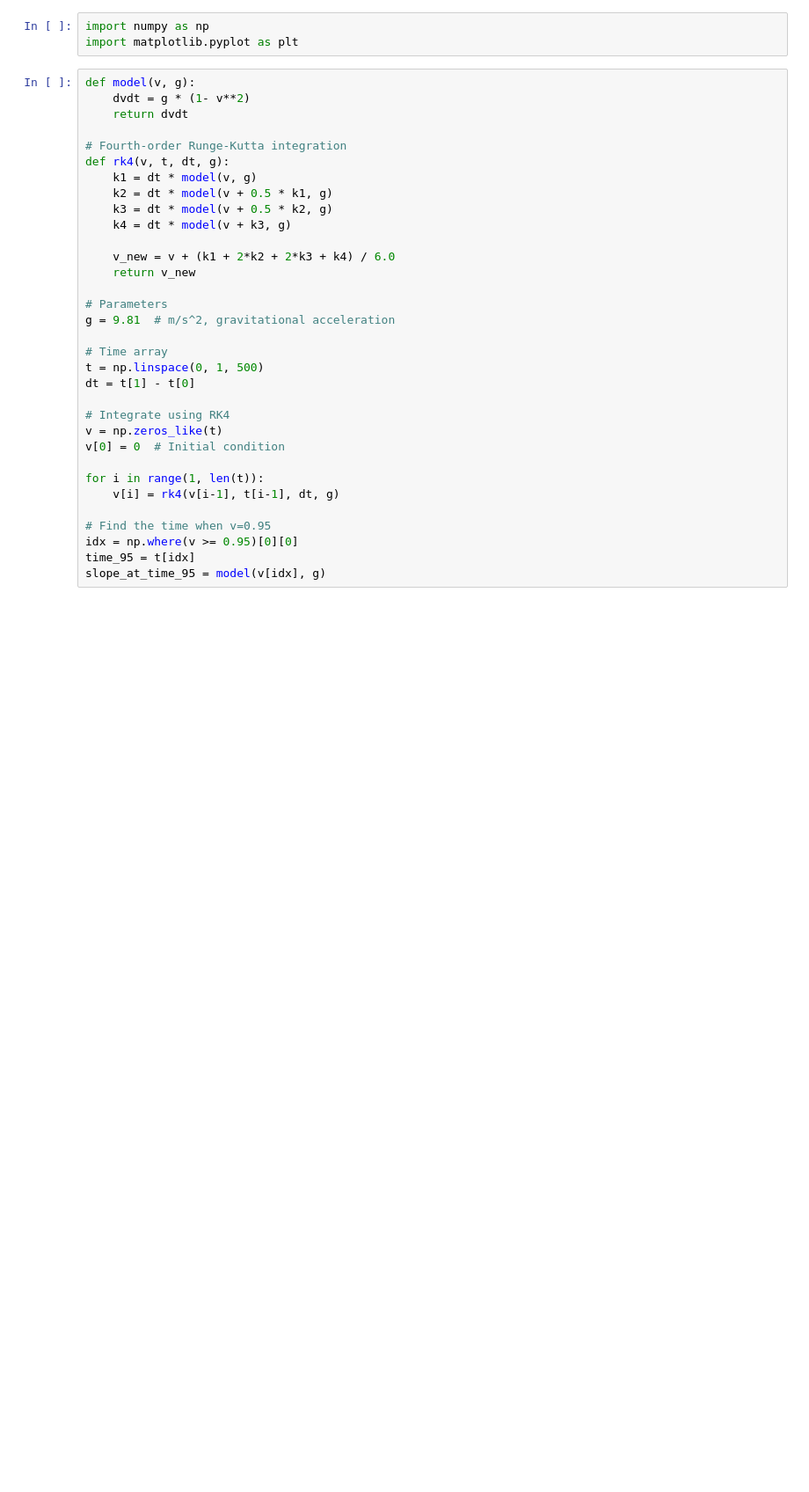
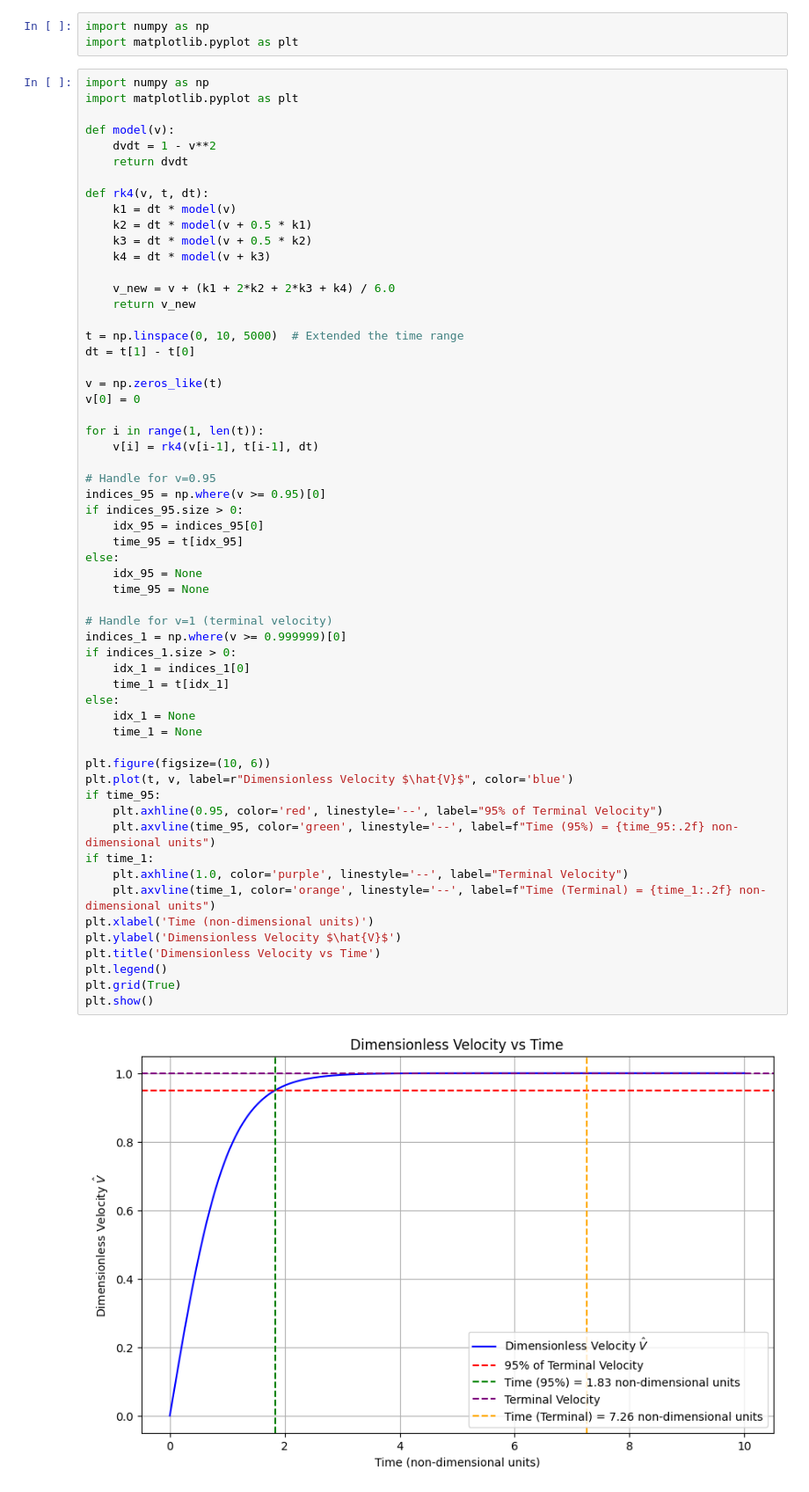
Before and after one commit to aqsnyder/eng_math, a Jupyter notebook: ps_1/problem_1.ipynb, the cells around one changed output. Shown at 88% size. Cells and saved outputs as stored; diff of their text form; blank space fills up the shorter version.

```diff
--- a/ps_1/problem_1.ipynb
+++ b/ps_1/problem_1.ipynb
@@ -6,35 +4,62 @@
 import numpy as np
 import matplotlib.pyplot as plt
 # %%
-def model(v, g):
-    dvdt = g * (1- v**2)
+import numpy as np
+import matplotlib.pyplot as plt
+
+def model(v):
+    dvdt = 1 - v**2
     return dvdt
 
-# Fourth-order Runge-Kutta integration
-def rk4(v, t, dt, g):
-    k1 = dt * model(v, g)
-    k2 = dt * model(v + 0.5 * k1, g)
-    k3 = dt * model(v + 0.5 * k2, g)
-    k4 = dt * model(v + k3, g)
+def rk4(v, t, dt):
+    k1 = dt * model(v)
+    k2 = dt * model(v + 0.5 * k1)
+    k3 = dt * model(v + 0.5 * k2)
+    k4 = dt * model(v + k3)
 
     v_new = v + (k1 + 2*k2 + 2*k3 + k4) / 6.0
     return v_new
 
-# Parameters
-g = 9.81  # m/s^2, gravitational acceleration
-
-# Time array
-t = np.linspace(0, 1, 500)
+t = np.linspace(0, 10, 5000)  # Extended the time range
 dt = t[1] - t[0]
 
-# Integrate using RK4
 v = np.zeros_like(t)
-v[0] = 0  # Initial condition
+v[0] = 0
 
 for i in range(1, len(t)):
-    v[i] = rk4(v[i-1], t[i-1], dt, g)
+    v[i] = rk4(v[i-1], t[i-1], dt)
 
-# Find the time when v=0.95
-idx = np.where(v >= 0.95)[0][0]
-time_95 = t[idx]
-slope_at_time_95 = model(v[idx], g)
+# Handle for v=0.95
+indices_95 = np.where(v >= 0.95)[0]
+if indices_95.size > 0:
+    idx_95 = indices_95[0]
+    time_95 = t[idx_95]
+else:
+    idx_95 = None
+    time_95 = None
+
+# Handle for v=1 (terminal velocity)
+indices_1 = np.where(v >= 0.999999)[0]
+if indices_1.size > 0:
+    idx_1 = indices_1[0]
+    time_1 = t[idx_1]
+else:
+    idx_1 = None
+    time_1 = None
+
+plt.figure(figsize=(10, 6))
+plt.plot(t, v, label=r"Dimensionless Velocity $\hat{V}$", color='blue')
+if time_95:
+    plt.axhline(0.95, color='red', linestyle='--', label="95% of Terminal Velocity")
+    plt.axvline(time_95, color='green', linestyle='--', label=f"Time (95%) = {time_95:.2f} non-dimensional units")
+if time_1:
+    plt.axhline(1.0, color='purple', linestyle='--', label="Terminal Velocity")
+    plt.axvline(time_1, color='orange', linestyle='--', label=f"Time (Terminal) = {time_1:.2f} non-dimensional units")
+plt.xlabel('Time (non-dimensional units)')
+plt.ylabel('Dimensionless Velocity $\hat{V}$')
+plt.title('Dimensionless Velocity vs Time')
+plt.legend()
+plt.grid(True)
+plt.show()
+# %% [output]
+[figure, added]
```
Also changed, not shown: parts of 5 cells of this notebook.
